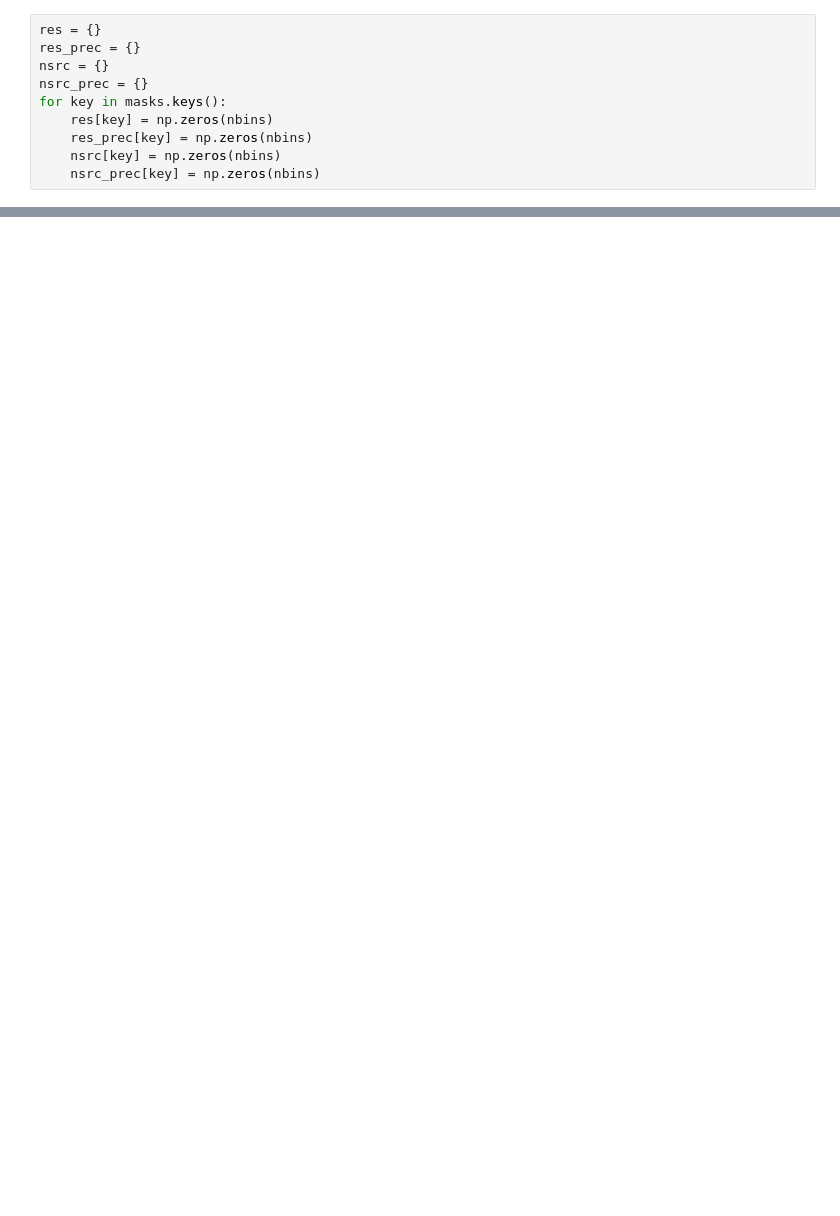
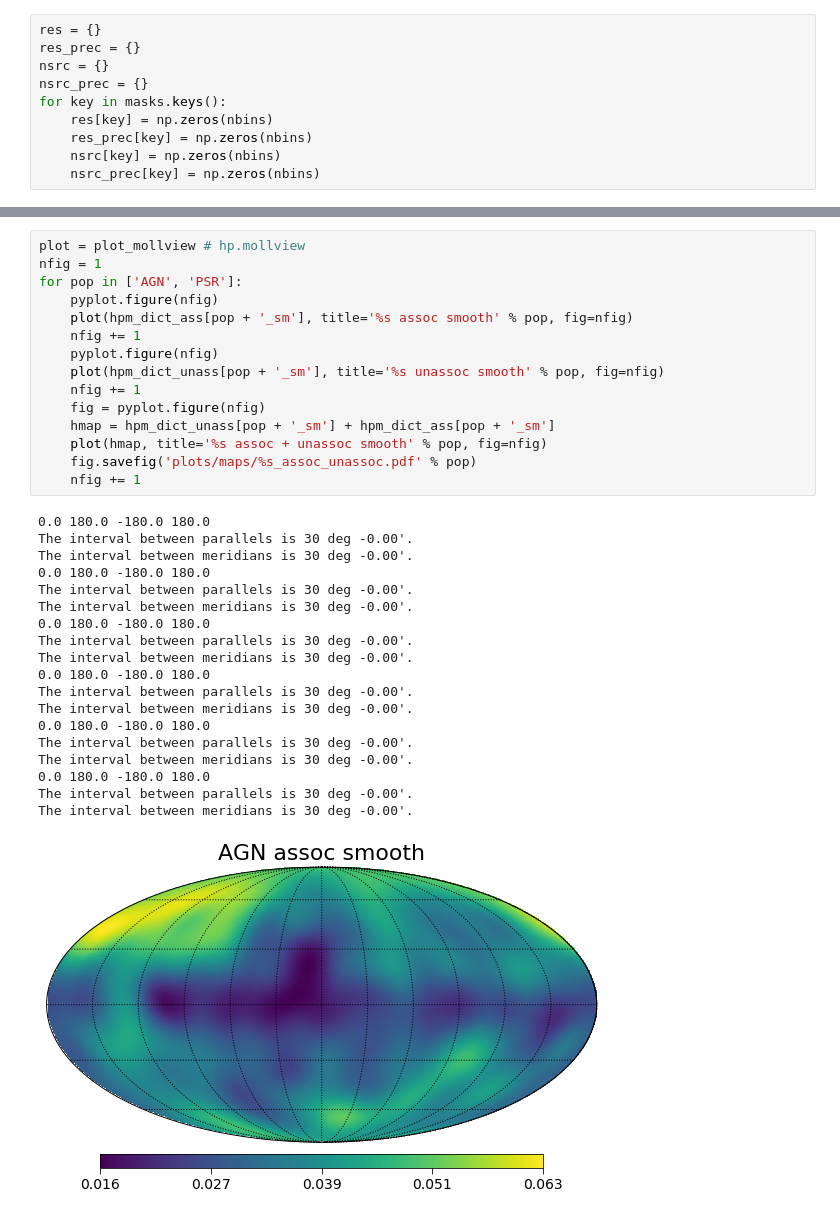
Before and after one commit to aakashbhat/Fermi-LAT, a Jupyter notebook: py_dima/acccuracy_vs_glat.ipynb, the cells around one changed output, grey strips where cells are left out. Saved outputs shown, nothing was run; the diff lists cells and outputs as text; blank space fills up the shorter version.

```diff
--- a/py_dima/acccuracy_vs_glat.ipynb
+++ b/py_dima/acccuracy_vs_glat.ipynb
@@ -206,0 +431,35 @@ for pop in ['AGN', 'PSR']:
+# %%
+plot = plot_mollview # hp.mollview
+nfig = 1
+for pop in ['AGN', 'PSR']:
+    pyplot.figure(nfig)
+    plot(hpm_dict_ass[pop + '_sm'], title='%s assoc smooth' % pop, fig=nfig)
+    nfig += 1
+    pyplot.figure(nfig)
+    plot(hpm_dict_unass[pop + '_sm'], title='%s unassoc smooth' % pop, fig=nfig)
+    nfig += 1
+    fig = pyplot.figure(nfig)
+    hmap = hpm_dict_unass[pop + '_sm'] + hpm_dict_ass[pop + '_sm']
+    plot(hmap, title='%s assoc + unassoc smooth' % pop, fig=nfig)
+    fig.savefig('plots/maps/%s_assoc_unassoc.pdf' % pop)
+    nfig += 1
+# %% [output]
+0.0 180.0 -180.0 180.0
+The interval between parallels is 30 deg -0.00'.
+The interval between meridians is 30 deg -0.00'.
+0.0 180.0 -180.0 180.0
+The interval between parallels is 30 deg -0.00'.
+The interval between meridians is 30 deg -0.00'.
+0.0 180.0 -180.0 180.0
+The interval between parallels is 30 deg -0.00'.
+The interval between meridians is 30 deg -0.00'.
+0.0 180.0 -180.0 180.0
+The interval between parallels is 30 deg -0.00'.
+The interval between meridians is 30 deg -0.00'.
+0.0 180.0 -180.0 180.0
+The interval between parallels is 30 deg -0.00'.
+The interval between meridians is 30 deg -0.00'.
+0.0 180.0 -180.0 180.0
+The interval between parallels is 30 deg -0.00'.
+The interval between meridians is 30 deg -0.00'.
+[figure, added]
```
Also changed, not shown: parts of 41 cells of this notebook, 12 other files.
